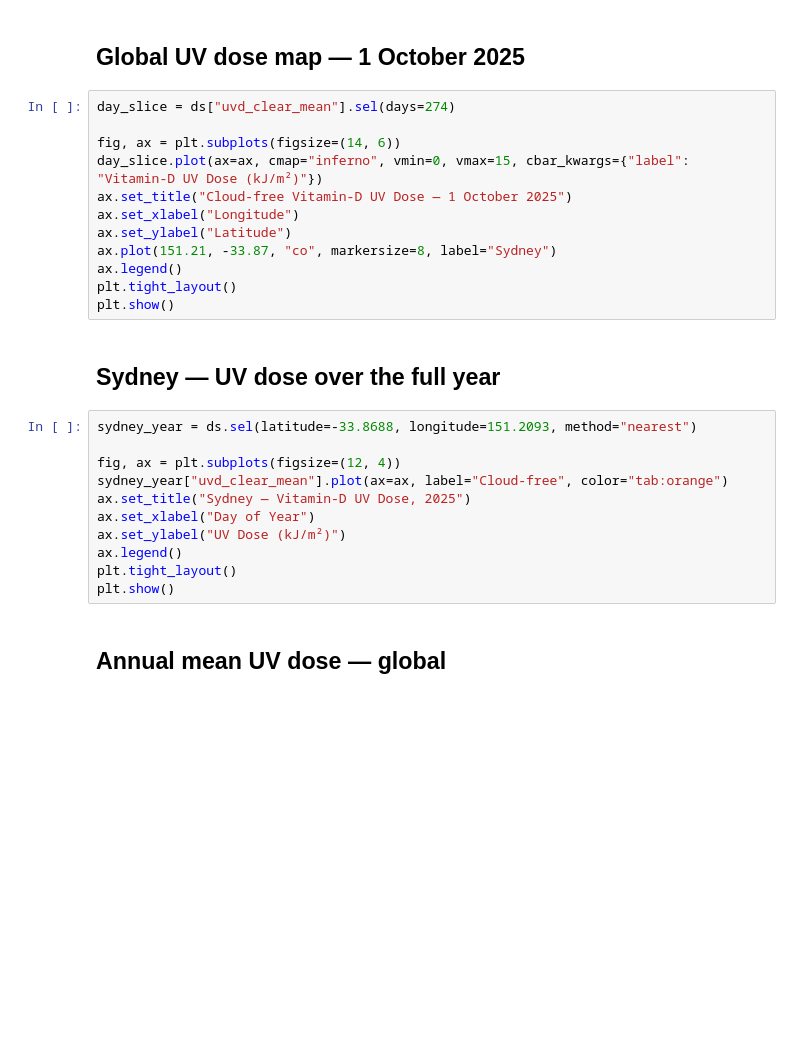
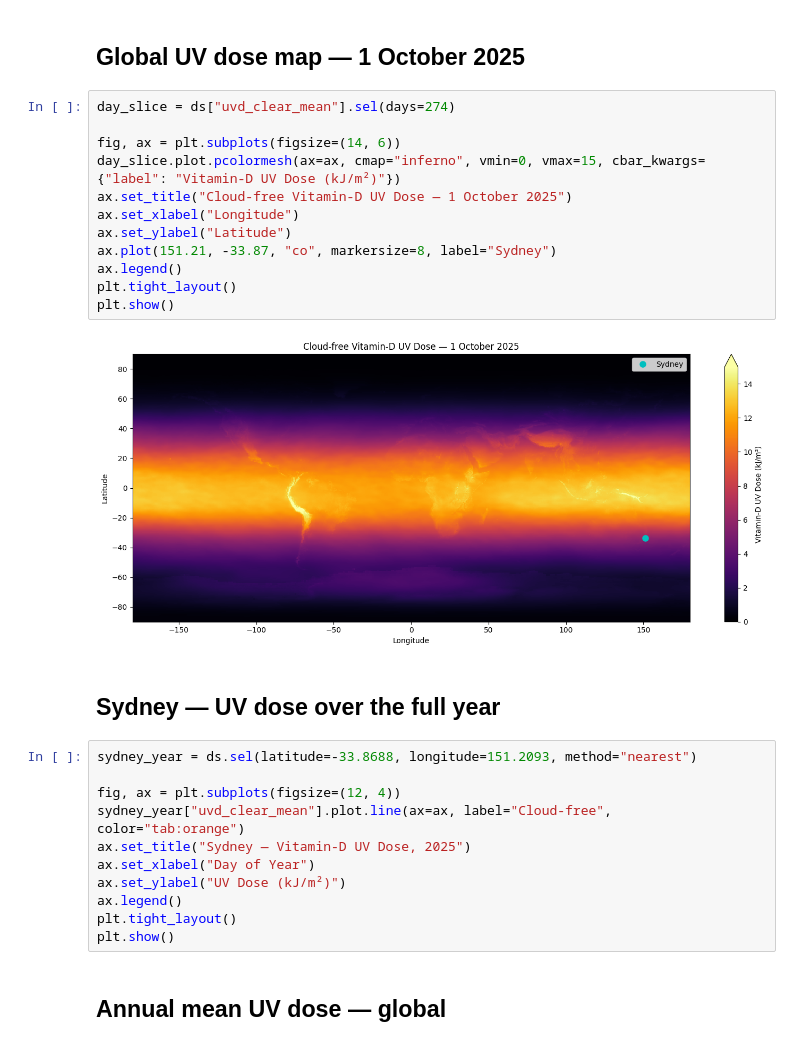
Before and after one commit to MattNotarangelo/SunnyD, a Jupyter notebook: explore.ipynb, the cells around one changed output. Drawn from its saved outputs; the diff is of its cells as text; blank space fills up the shorter version.

```diff
--- a/explore.ipynb
+++ b/explore.ipynb
@@ -38,22 +56,24 @@ sydney
 # %%
 day_slice = ds["uvd_clear_mean"].sel(days=274)
 
 fig, ax = plt.subplots(figsize=(14, 6))
-day_slice.plot(ax=ax, cmap="inferno", vmin=0, vmax=15, cbar_kwargs={"label": "Vitamin-D UV Dose (kJ/m²)"})
+day_slice.plot.pcolormesh(ax=ax, cmap="inferno", vmin=0, vmax=15, cbar_kwargs={"label": "Vitamin-D UV Dose (kJ/m²)"})
 ax.set_title("Cloud-free Vitamin-D UV Dose — 1 October 2025")
 ax.set_xlabel("Longitude")
 ax.set_ylabel("Latitude")
 ax.plot(151.21, -33.87, "co", markersize=8, label="Sydney")
 ax.legend()
 plt.tight_layout()
 plt.show()
+# %% [output]
+[figure, added]
 # %% [markdown]
 ## Sydney — UV dose over the full year
 # %%
 sydney_year = ds.sel(latitude=-33.8688, longitude=151.2093, method="nearest")
 
 fig, ax = plt.subplots(figsize=(12, 4))
-sydney_year["uvd_clear_mean"].plot(ax=ax, label="Cloud-free", color="tab:orange")
+sydney_year["uvd_clear_mean"].plot.line(ax=ax, label="Cloud-free", color="tab:orange")
 ax.set_title("Sydney — Vitamin-D UV Dose, 2025")
 ax.set_xlabel("Day of Year")
 ax.set_ylabel("UV Dose (kJ/m²)")
```
Also changed, not shown: parts of 2 cells of this notebook, 2 other files.
